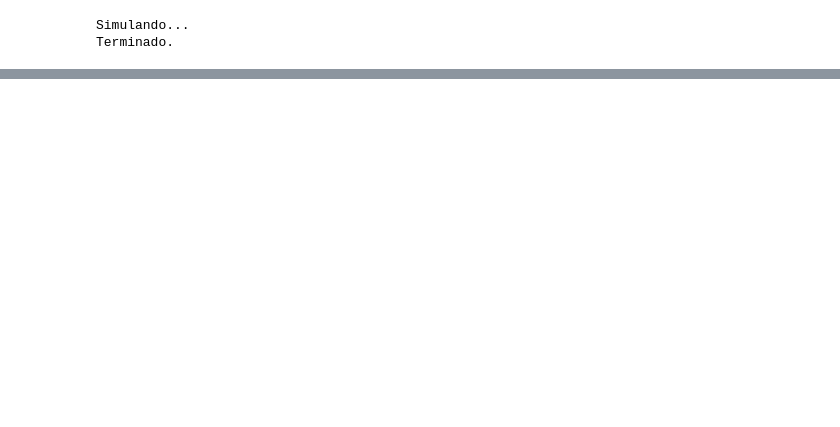
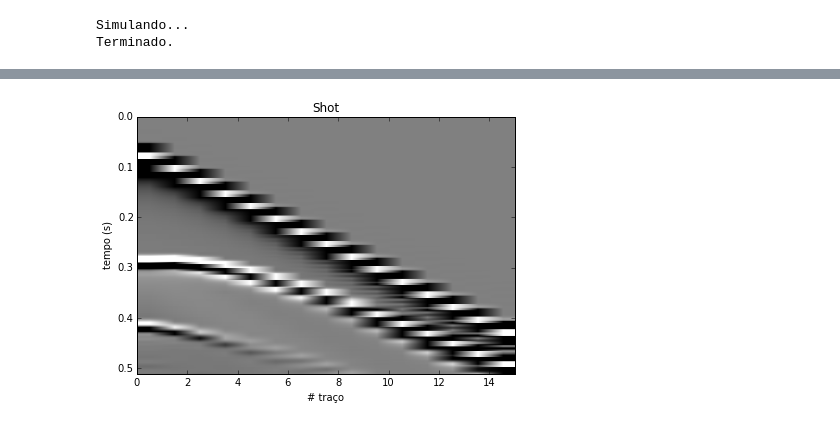
Before and after one commit to leouieda/geofisica2, a Jupyter notebook: notebooks/sismica-reflexao.ipynb, the cells around one changed output, grey strips where cells are left out. Saved outputs shown, nothing was run; the diff lists cells and outputs as text; code cells hidden in the pictures; blank space fills up the shorter version.

```diff
--- a/notebooks/sismica-reflexao.ipynb
+++ b/notebooks/sismica-reflexao.ipynb
@@ -121,5 +146,16 @@ sims[6].animate(20, embed=True, dpi=50, fps=5, cutoff=0.0002, cmap='Greys')
 # %% [output]
 [interactive output not drawn]
+# %%
+shot = sims[6][:, 0, fontes[6] + offsets]
+
+plt.figure(figsize=(6, 6))
+plt.title("Shot")
+mpl.seismic_image(shot, dt=sims[0].dt, vmin=-0.00001, vmax=0.00001, aspect=20)
+plt.xlabel(u'# traço')
+plt.ylabel('tempo (s)')
+plt.tight_layout()
+# %% [output]
+[figure, added]
 # %%
 dt = sims[0].dt
 times = np.linspace(0, dt*sims[0].size, sims[0].size)
```
Also changed, not shown: parts of 9 cells of this notebook.
